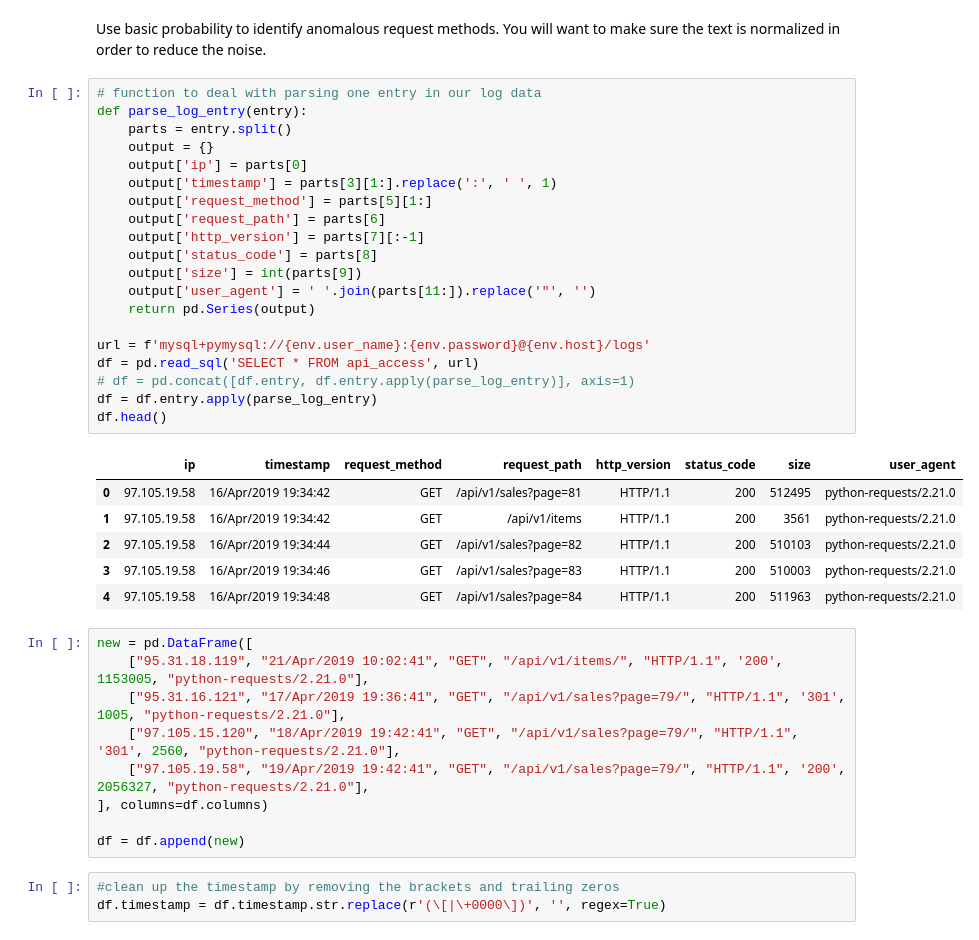
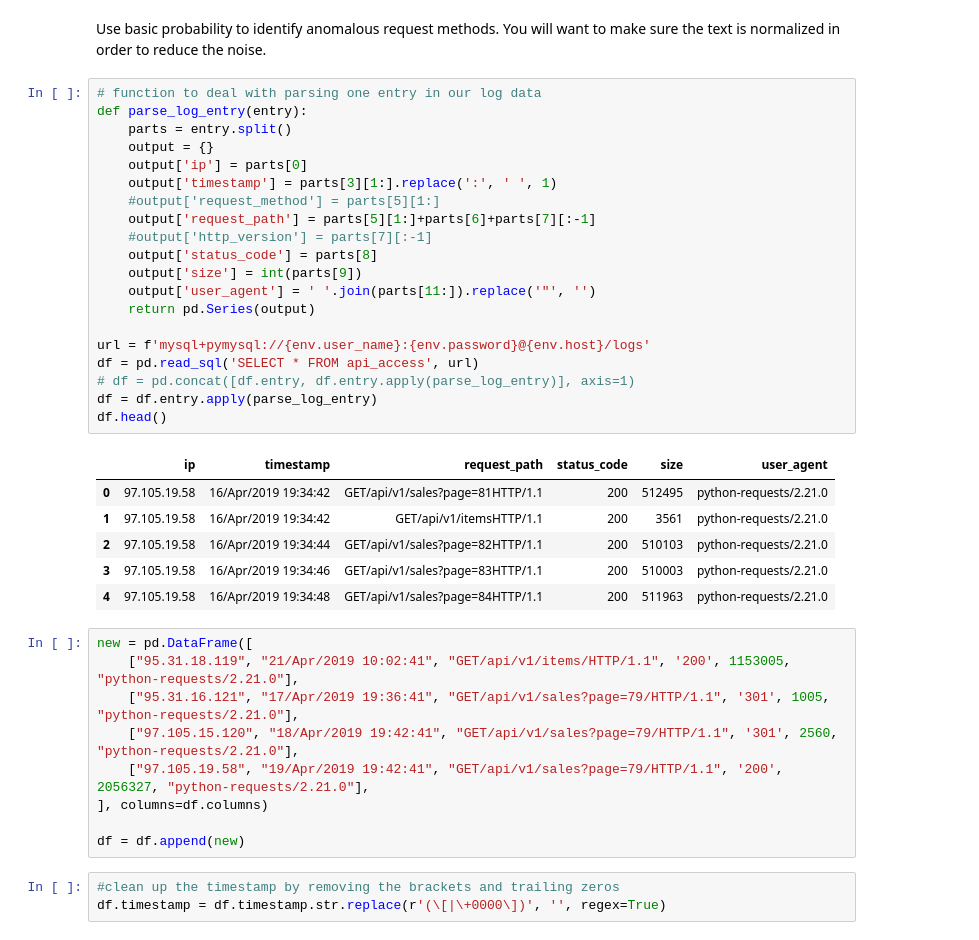
Before and after one commit to Olivert75/anomaly-detection-exercises, a Jupyter notebook: discrete_anomaly_detection.ipynb, the cells around one changed output. Saved outputs shown, nothing was run; the diff lists cells and outputs as text.

```diff
--- a/discrete_anomaly_detection.ipynb
+++ b/discrete_anomaly_detection.ipynb
@@ -12,36 +12,36 @@ Use basic probability to identify anomalous request methods. You will want to ma
 # %%
 # function to deal with parsing one entry in our log data
 def parse_log_entry(entry):
     parts = entry.split()
     output = {}
     output['ip'] = parts[0]
     output['timestamp'] = parts[3][1:].replace(':', ' ', 1)
-    output['request_method'] = parts[5][1:]
-    output['request_path'] = parts[6]
-    output['http_version'] = parts[7][:-1]
+    #output['request_method'] = parts[5][1:]
+    output['request_path'] = parts[5][1:]+parts[6]+parts[7][:-1]
+    #output['http_version'] = parts[7][:-1]
     output['status_code'] = parts[8]
     output['size'] = int(parts[9])
     output['user_agent'] = ' '.join(parts[11:]).replace('"', '')
     return pd.Series(output)
 
 url = f'mysql+pymysql://{env.user_name}:{env.password}@{env.host}/logs'
 df = pd.read_sql('SELECT * FROM api_access', url)
 # df = pd.concat([df.entry, df.entry.apply(parse_log_entry)], axis=1)
 df = df.entry.apply(parse_log_entry)
 df.head()
 # %% [output]
-|  | ip | timestamp | request_method | request_path | http_version | status_code | size | user_agent |
-| 0 | 97.105.19.58 | 16/Apr/2019 19:34:42 | GET | /api/v1/sales?page=81 | HTTP/1.1 | 200 | 512495 | python-requests/2.21.0 |
-| 1 | 97.105.19.58 | 16/Apr/2019 19:34:42 | GET | /api/v1/items | HTTP/1.1 | 200 | 3561 | python-requests/2.21.0 |
-| 2 | 97.105.19.58 | 16/Apr/2019 19:34:44 | GET | /api/v1/sales?page=82 | HTTP/1.1 | 200 | 510103 | python-requests/2.21.0 |
-| 3 | 97.105.19.58 | 16/Apr/2019 19:34:46 | GET | /api/v1/sales?page=83 | HTTP/1.1 | 200 | 510003 | python-requests/2.21.0 |
-| 4 | 97.105.19.58 | 16/Apr/2019 19:34:48 | GET | /api/v1/sales?page=84 | HTTP/1.1 | 200 | 511963 | python-requests/2.21.0 |
+|  | ip | timestamp | request_path | status_code | size | user_agent |
+| 0 | 97.105.19.58 | 16/Apr/2019 19:34:42 | GET/api/v1/sales?page=81HTTP/1.1 | 200 | 512495 | python-requests/2.21.0 |
+| 1 | 97.105.19.58 | 16/Apr/2019 19:34:42 | GET/api/v1/itemsHTTP/1.1 | 200 | 3561 | python-requests/2.21.0 |
+| 2 | 97.105.19.58 | 16/Apr/2019 19:34:44 | GET/api/v1/sales?page=82HTTP/1.1 | 200 | 510103 | python-requests/2.21.0 |
+| 3 | 97.105.19.58 | 16/Apr/2019 19:34:46 | GET/api/v1/sales?page=83HTTP/1.1 | 200 | 510003 | python-requests/2.21.0 |
+| 4 | 97.105.19.58 | 16/Apr/2019 19:34:48 | GET/api/v1/sales?page=84HTTP/1.1 | 200 | 511963 | python-requests/2.21.0 |
 # %%
 new = pd.DataFrame([
-    ["95.31.18.119", "21/Apr/2019 10:02:41", "GET", "/api/v1/items/", "HTTP/1.1", '200', 1153005, "python-requests/2.21.0"],
-    ["95.31.16.121", "17/Apr/2019 19:36:41", "GET", "/api/v1/sales?page=79/", "HTTP/1.1", '301', 1005, "python-requests/2.21.0"],
-    ["97.105.15.120", "18/Apr/2019 19:42:41", "GET", "/api/v1/sales?page=79/", "HTTP/1.1", '301', 2560, "python-requests/2.21.0"],
-    ["97.105.19.58", "19/Apr/2019 19:42:41", "GET", "/api/v1/sales?page=79/", "HTTP/1.1", '200', 2056327, "python-requests/2.21.0"],
+    ["95.31.18.119", "21/Apr/2019 10:02:41", "GET/api/v1/items/HTTP/1.1", '200', 1153005, "python-requests/2.21.0"],
+    ["95.31.16.121", "17/Apr/2019 19:36:41", "GET/api/v1/sales?page=79/HTTP/1.1", '301', 1005, "python-requests/2.21.0"],
+    ["97.105.15.120", "18/Apr/2019 19:42:41", "GET/api/v1/sales?page=79/HTTP/1.1", '301', 2560, "python-requests/2.21.0"],
+    ["97.105.19.58", "19/Apr/2019 19:42:41", "GET/api/v1/sales?page=79/HTTP/1.1", '200', 2056327, "python-requests/2.21.0"],
 ], columns=df.columns)
 
 df = df.append(new)
```
Also changed, not shown: parts of 36 cells of this notebook.
